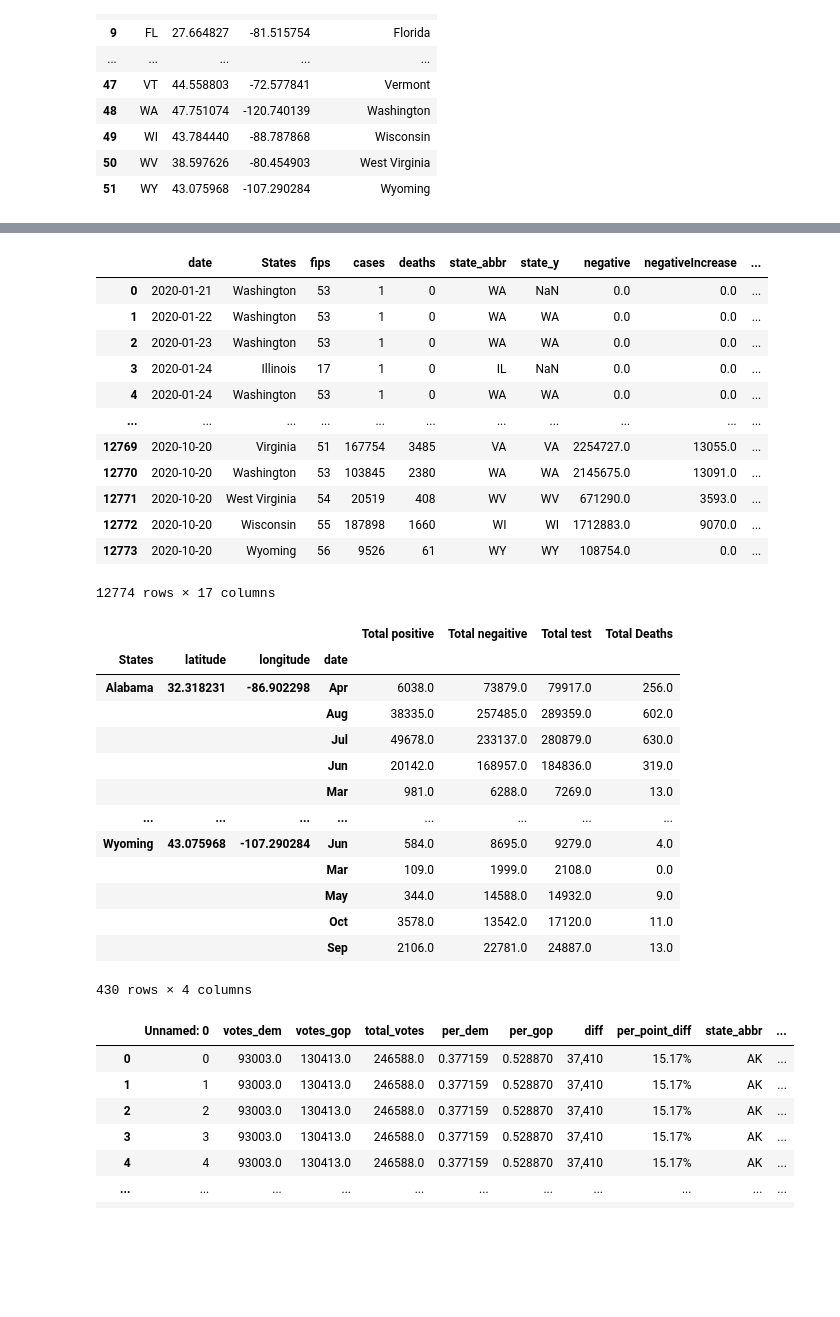
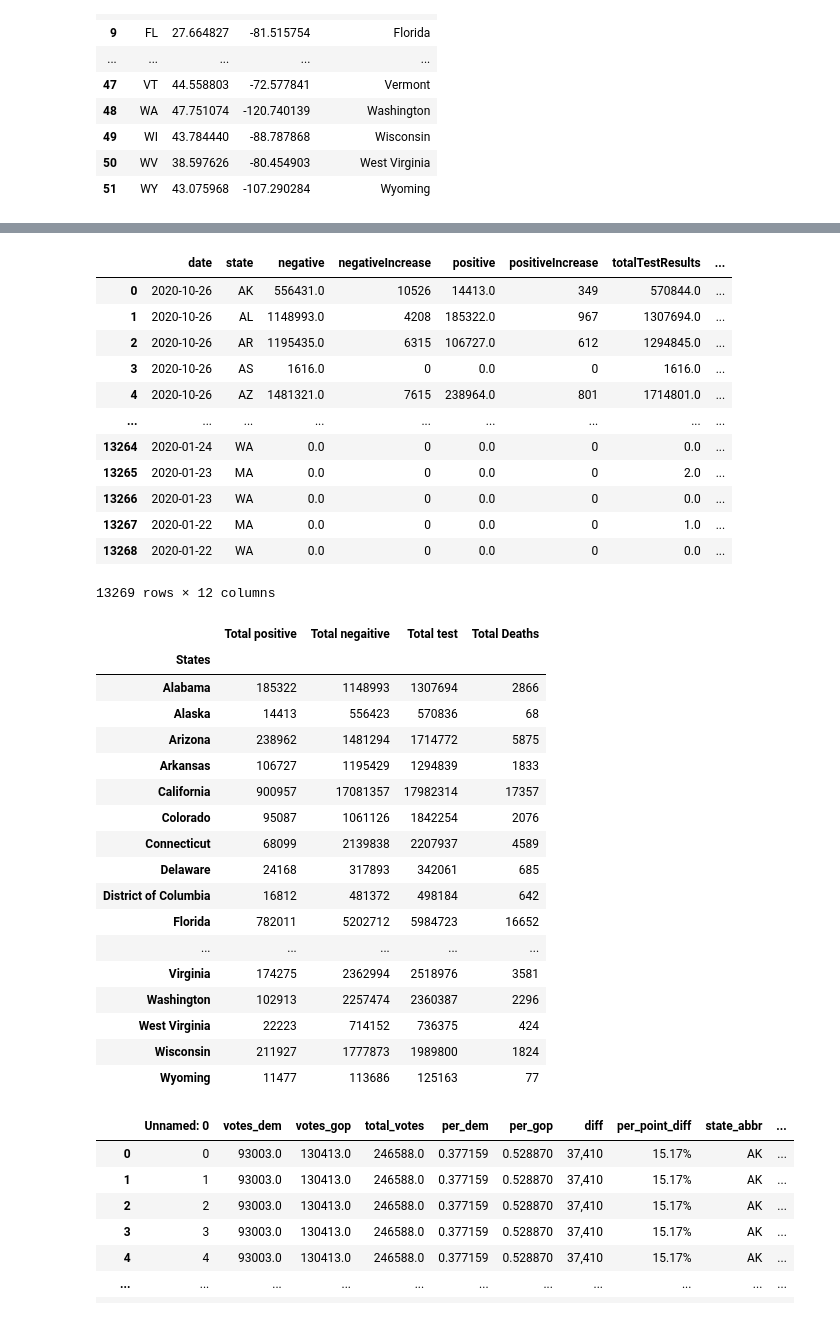
Before and after one commit to carrillofatima/UCI_Project-1_Group, a Jupyter notebook: Combine_dataframe.ipynb, the cells around one changed output, grey strips where cells are left out. Saved outputs shown, nothing was run; the diff lists cells and outputs as text; code cells hidden in the pictures; blank space fills up the shorter version.

```diff
--- a/Combine_dataframe.ipynb
+++ b/Combine_dataframe.ipynb
@@ -7,7 +7,7 @@ import matplotlib.pyplot as plt
 import numpy as np
 # %%
 # variable to hold csv
-covidtrack_to_load = "Resources/all-states-history 10-20-2020.csv"
+covidtrack_to_load = "Resources/all-states-history 10-26-2020.csv"
 NYtimes_to_load = "Resources/data from NYT 10-20-2020.csv"
 
 keyfile = 'Resources/state_abbr list.csv'
@@ -71,7 +69,6 @@ NYtimes_data["date"]=pd.to_datetime(NYtimes_data["date"])
 # %%
-new_data= pd.merge(NYtimes_data, keydf, on="state",how="left")
-final_data = pd.merge(new_data, reduced_covidtrack_data,left_on=["date","state_abbr"],right_on=["date","state"],how="left")
 
+final_data = reduced_covidtrack_data
 final_data['negative'] = final_data['negative'].fillna(0)
 final_data['negativeIncrease'] = final_data['negativeIncrease'].fillna(0)
 final_data['positive'] = final_data['positive'].fillna(0)
@@ -99,30 +96,30 @@ final_data
 # %%
-renamed_df = final_data.rename(columns={"state_x":"States"})
-final_data_lng_lat = pd.merge(renamed_df, state_coord_df, on="States", how="left")
+# renamed_df = final_data.rename(columns={"state_x":"States"})
+final_data_lng_lat = pd.merge(final_data, state_coord_df, on="state", how="left")
 final_data_lng_lat
 # %% [output]
-|  | date | States | fips | cases | deaths | state_abbr | state_y | negative | negativeIncrease | ... |
-| 0 | 2020-01-21 | Washington | 53 | 1 | 0 | WA | NaN | 0.0 | 0.0 | ... |
-| 1 | 2020-01-22 | Washington | 53 | 1 | 0 | WA | WA | 0.0 | 0.0 | ... |
-| 2 | 2020-01-23 | Washington | 53 | 1 | 0 | WA | WA | 0.0 | 0.0 | ... |
-| 3 | 2020-01-24 | Illinois | 17 | 1 | 0 | IL | NaN | 0.0 | 0.0 | ... |
-| 4 | 2020-01-24 | Washington | 53 | 1 | 0 | WA | WA | 0.0 | 0.0 | ... |
-| ... | ... | ... | ... | ... | ... | ... | ... | ... | ... | ... |
-| 12769 | 2020-10-20 | Virginia | 51 | 167754 | 3485 | VA | VA | 2254727.0 | 13055.0 | ... |
-| 12770 | 2020-10-20 | Washington | 53 | 103845 | 2380 | WA | WA | 2145675.0 | 13091.0 | ... |
-| 12771 | 2020-10-20 | West Virginia | 54 | 20519 | 408 | WV | WV | 671290.0 | 3593.0 | ... |
-| 12772 | 2020-10-20 | Wisconsin | 55 | 187898 | 1660 | WI | WI | 1712883.0 | 9070.0 | ... |
-| 12773 | 2020-10-20 | Wyoming | 56 | 9526 | 61 | WY | WY | 108754.0 | 0.0 | ... |
+|  | date | state | negative | negativeIncrease | positive | positiveIncrease | totalTestResults | ... |
+| 0 | 2020-10-26 | AK | 556431.0 | 10526 | 14413.0 | 349 | 570844.0 | ... |
+| 1 | 2020-10-26 | AL | 1148993.0 | 4208 | 185322.0 | 967 | 1307694.0 | ... |
+| 2 | 2020-10-26 | AR | 1195435.0 | 6315 | 106727.0 | 612 | 1294845.0 | ... |
+| 3 | 2020-10-26 | AS | 1616.0 | 0 | 0.0 | 0 | 1616.0 | ... |
+| 4 | 2020-10-26 | AZ | 1481321.0 | 7615 | 238964.0 | 801 | 1714801.0 | ... |
+| ... | ... | ... | ... | ... | ... | ... | ... | ... |
+| 13264 | 2020-01-24 | WA | 0.0 | 0 | 0.0 | 0 | 0.0 | ... |
+| 13265 | 2020-01-23 | MA | 0.0 | 0 | 0.0 | 0 | 2.0 | ... |
+| 13266 | 2020-01-23 | WA | 0.0 | 0 | 0.0 | 0 | 0.0 | ... |
+| 13267 | 2020-01-22 | MA | 0.0 | 0 | 0.0 | 0 | 1.0 | ... |
+| 13268 | 2020-01-22 | WA | 0.0 | 0 | 0.0 | 0 | 0.0 | ... |
-12774 rows × 17 columns
+13269 rows × 12 columns
 # %%
-data_group_by = final_data_lng_lat.groupby(["States","latitude","longitude",final_data_lng_lat['date'].dt.month_name().str[:3]], sort="States")
+data_group_by = final_data_lng_lat.groupby(["States"])
 
 Total_positive = data_group_by["positiveIncrease"].sum()
 Total_negaitive = data_group_by["negativeIncrease"].sum()
 Total_test = data_group_by["totalTestResultsIncrease"].sum()
 Total_Deaths = data_group_by['deathIncrease'].sum()
-# latitude= data_group_by['latitude'].mean()
-# longitude= data_group_by['longitude'].mean()
+latitude= data_group_by['latitude'].mean()
+longitude= data_group_by['longitude'].mean()
 
 state_covid_totals= pd.DataFrame({"Total positive":Total_positive,
                                   "Total negaitive":Total_negaitive,
@@ -133,20 +130,24 @@ state_covid_totals= pd.DataFrame({"Total positive":Total_positive,
 
 state_covid_totals
 # %% [output]
-|  |  |  |  | Total positive | Total negaitive | Total test | Total Deaths |
-| States | latitude | longitude | date |  |  |  |  |
-| Alabama | 32.318231 | -86.902298 | Apr | 6038.0 | 73879.0 | 79917.0 | 256.0 |
-|  |  |  | Aug | 38335.0 | 257485.0 | 289359.0 | 602.0 |
-|  |  |  | Jul | 49678.0 | 233137.0 | 280879.0 | 630.0 |
-|  |  |  | Jun | 20142.0 | 168957.0 | 184836.0 | 319.0 |
-|  |  |  | Mar | 981.0 | 6288.0 | 7269.0 | 13.0 |
-| ... | ... | ... | ... | ... | ... | ... | ... |
-| Wyoming | 43.075968 | -107.290284 | Jun | 584.0 | 8695.0 | 9279.0 | 4.0 |
-|  |  |  | Mar | 109.0 | 1999.0 | 2108.0 | 0.0 |
-|  |  |  | May | 344.0 | 14588.0 | 14932.0 | 9.0 |
-|  |  |  | Oct | 3578.0 | 13542.0 | 17120.0 | 11.0 |
-|  |  |  | Sep | 2106.0 | 22781.0 | 24887.0 | 13.0 |
+|  | Total positive | Total negaitive | Total test | Total Deaths |
+| States |  |  |  |  |
+| Alabama | 185322 | 1148993 | 1307694 | 2866 |
+| Alaska | 14413 | 556423 | 570836 | 68 |
+| Arizona | 238962 | 1481294 | 1714772 | 5875 |
+| Arkansas | 106727 | 1195429 | 1294839 | 1833 |
+| California | 900957 | 17081357 | 17982314 | 17357 |
+| Colorado | 95087 | 1061126 | 1842254 | 2076 |
+| Connecticut | 68099 | 2139838 | 2207937 | 4589 |
+| Delaware | 24168 | 317893 | 342061 | 685 |
+| District of Columbia | 16812 | 481372 | 498184 | 642 |
+| Florida | 782011 | 5202712 | 5984723 | 16652 |
+| ... | ... | ... | ... | ... |
+| Virginia | 174275 | 2362994 | 2518976 | 3581 |
+| Washington | 102913 | 2257474 | 2360387 | 2296 |
+| West Virginia | 22223 | 714152 | 736375 | 424 |
+| Wisconsin | 211927 | 1777873 | 1989800 | 1824 |
+| Wyoming | 11477 | 113686 | 125163 | 77 |
-430 rows × 4 columns
 # %%
 #Political part
 # %%
```
Also changed, not shown: parts of 24 cells of this notebook, 2 other files.
